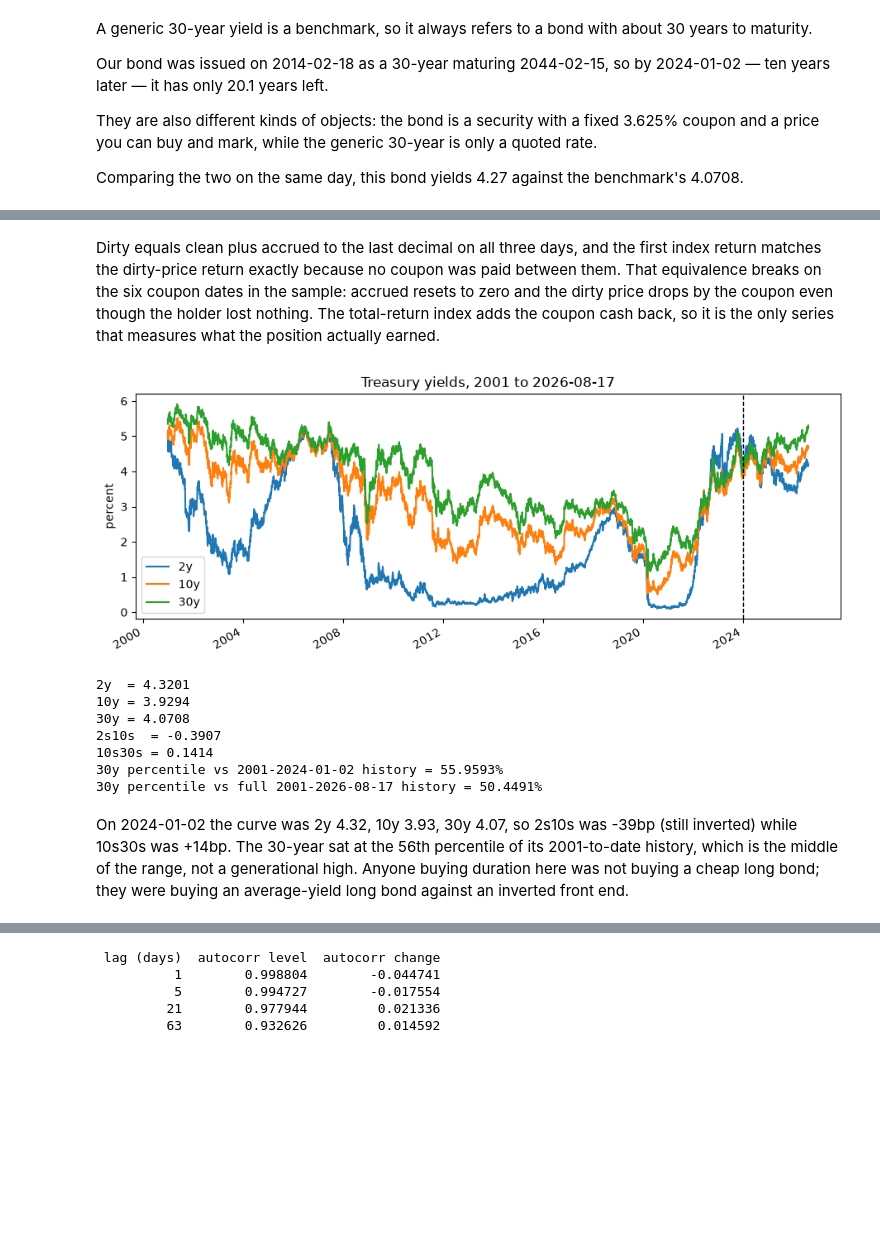
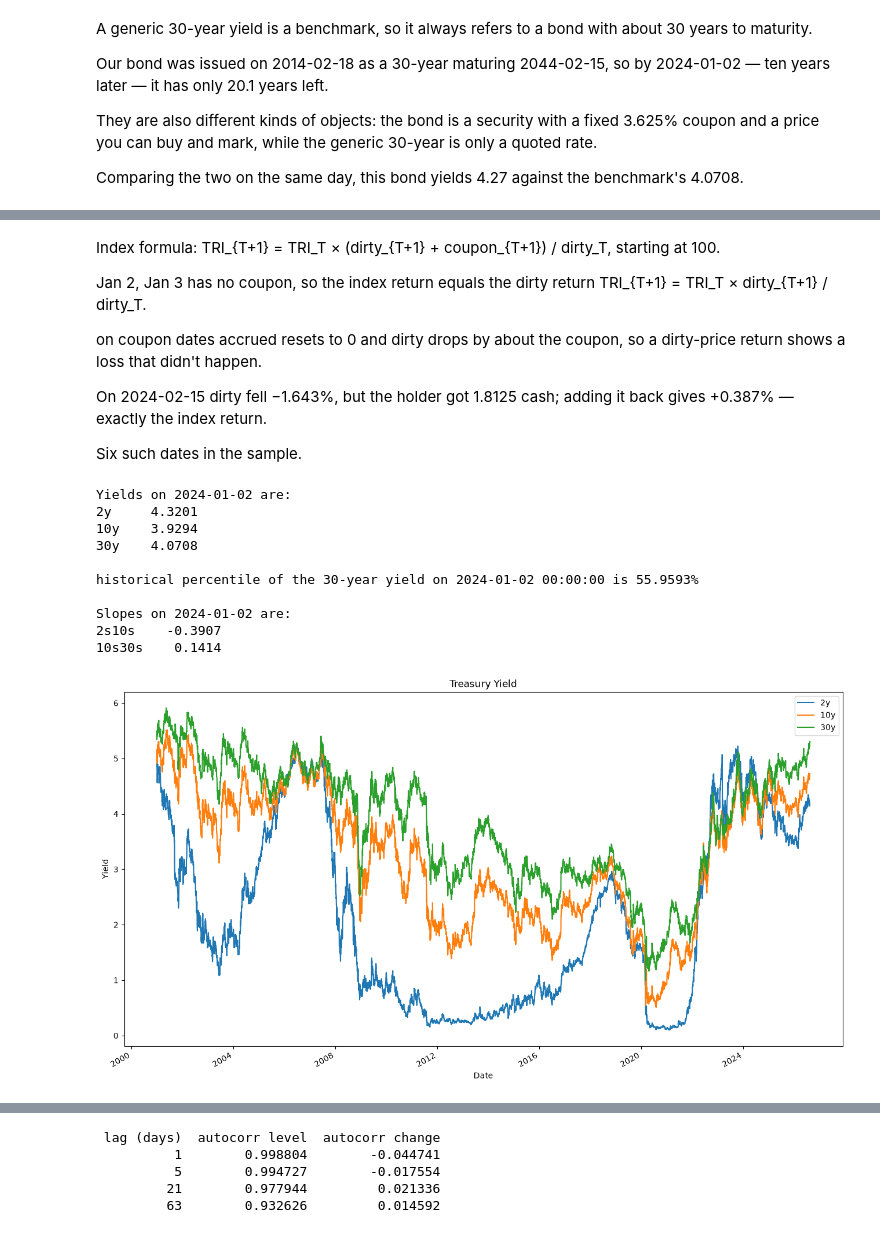
Before and after one commit to BoarQing/FINM25000-Final-Open, a Jupyter notebook: src/Long_Treasury_Bought_in_2024.ipynb, the cells around one changed output, grey strips where cells are left out. Saved outputs shown, nothing was run; the diff lists cells and outputs as text; code cells hidden in the pictures; blank space fills up the shorter version.

```diff
--- a/src/Long_Treasury_Bought_in_2024.ipynb
+++ b/src/Long_Treasury_Bought_in_2024.ipynb
@@ -104,45 +101,49 @@ Name: coupon cash, dtype: float64
 # %% [markdown]
-Dirty equals clean plus accrued to the last decimal on all three days, and the first index return matches the dirty-price return exactly because no coupon was paid between them. That equivalence breaks on the six coupon dates in the sample: accrued resets to zero and the dirty price drops by the coupon even though the holder lost nothing. The total-return index adds the coupon cash back, so it is the only series that measures what the position actually earned.
+Index formula: TRI_{T+1} = TRI_T × (dirty_{T+1} + coupon_{T+1}) / dirty_T, starting at 100.
+
+Jan 2, Jan 3 has no coupon, so the index return equals the dirty return TRI_{T+1} = TRI_T × dirty_{T+1} / dirty_T.
+
+on coupon dates accrued resets to 0 and dirty drops by about the coupon, so a dirty-price return shows a loss that didn't happen.
+
+On 2024-02-15 dirty fell −1.643%, but the holder got 1.8125 cash; adding it back gives +0.387% — exactly the index return.
+
+Six such dates in the sample.
 # %%
 # 2.1
 
 
 def question_2_1():
-    fig, ax = plt.subplots(figsize=(11, 4))
-    yields_data[["2y", "10y", "30y"]].plot(ax=ax)
-    ax.axvline(START, color="black", linestyle="--", linewidth=1)
-    ax.set_title("Treasury yields, 2001 to 2026-08-17")
-    ax.set_ylabel("percent")
-    ax.set_xlabel("")
-    plt.show()
+    yields_data.plot(
+        figsize=(16, 9), title="Treasury Yield", xlabel="Date", ylabel="Yield"
+    )
 
-    row = yields_data.loc[START]
-    hist = yields_data.loc[:START, "30y"]
-    print(f"2y  = {row['2y']:.4f}")
-    print(f"10y = {row['10y']:.4f}")
-    print(f"30y = {row['30y']:.4f}")
-    print(f"2s10s  = {row['10y'] - row['2y']:.4f}")
-    print(f"10s30s = {row['30y'] - row['10y']:.4f}")
-    print(
-        f"30y percentile vs 2001-{START.date()} history = {(hist <= row['30y']).mean():.4%}"
-    )
-    print(
-        f"30y percentile vs full 2001-{ASSESS.date()} history = {(yields_data['30y'] <= row['30y']).mean():.4%}"
-    )
+    three_yield = yields_data.loc[START]
+    print(f"Yields on {START.date()} are:\n{three_yield.to_string()}\n")
+
+    hist = yields_data["30y"].loc[:START]
+    perc = (hist <= yields_data["30y"].loc[START]).mean()
+    print(f"historical percentile of the 30-year yield on {START} is {perc:.4%}\n")
+
+    # 2s10s is 10-year yield - 2-year yield
+    slope_2s10s = (yields_data["10y"] - yields_data["2y"]).rename("2s10s")
+    slope_10s30s = (yields_data["30y"] - yields_data["10y"]).rename("10s30s")
+    slope = pd.concat([slope_2s10s, slope_10s30s], axis=1)
+    print(f"Slopes on {START.date()} are:\n{slope.loc[START].to_string()}")
 
 
 question_2_1()
 # %% [output]
+Yields on 2024-01-02 are:
+2y     4.3201
+10y    3.9294
+30y    4.0708
+
+historical percentile of the 30-year yield on 2024-01-02 00:00:00 is 55.9593%
+
+Slopes on 2024-01-02 are:
+2s10s    -0.3907
+10s30s    0.1414
-[figure, old version]
+[figure, new version]
-2y  = 4.3201
-10y = 3.9294
-30y = 4.0708
-2s10s  = -0.3907
-10s30s = 0.1414
-30y percentile vs 2001-2024-01-02 history = 55.9593%
-30y percentile vs full 2001-2026-08-17 history = 50.4491%
-# %% [markdown]
-On 2024-01-02 the curve was 2y 4.32, 10y 3.93, 30y 4.07, so 2s10s was -39bp (still inverted) while 10s30s was +14bp. The 30-year sat at the 56th percentile of its 2001-to-date history, which is the middle of the range, not a generational high. Anyone buying duration here was not buying a cheap long bond; they were buying an average-yield long bond against an inverted front end.
 # %%
 # 2.2
 
```
Also changed, not shown: parts of 21 cells of this notebook.
